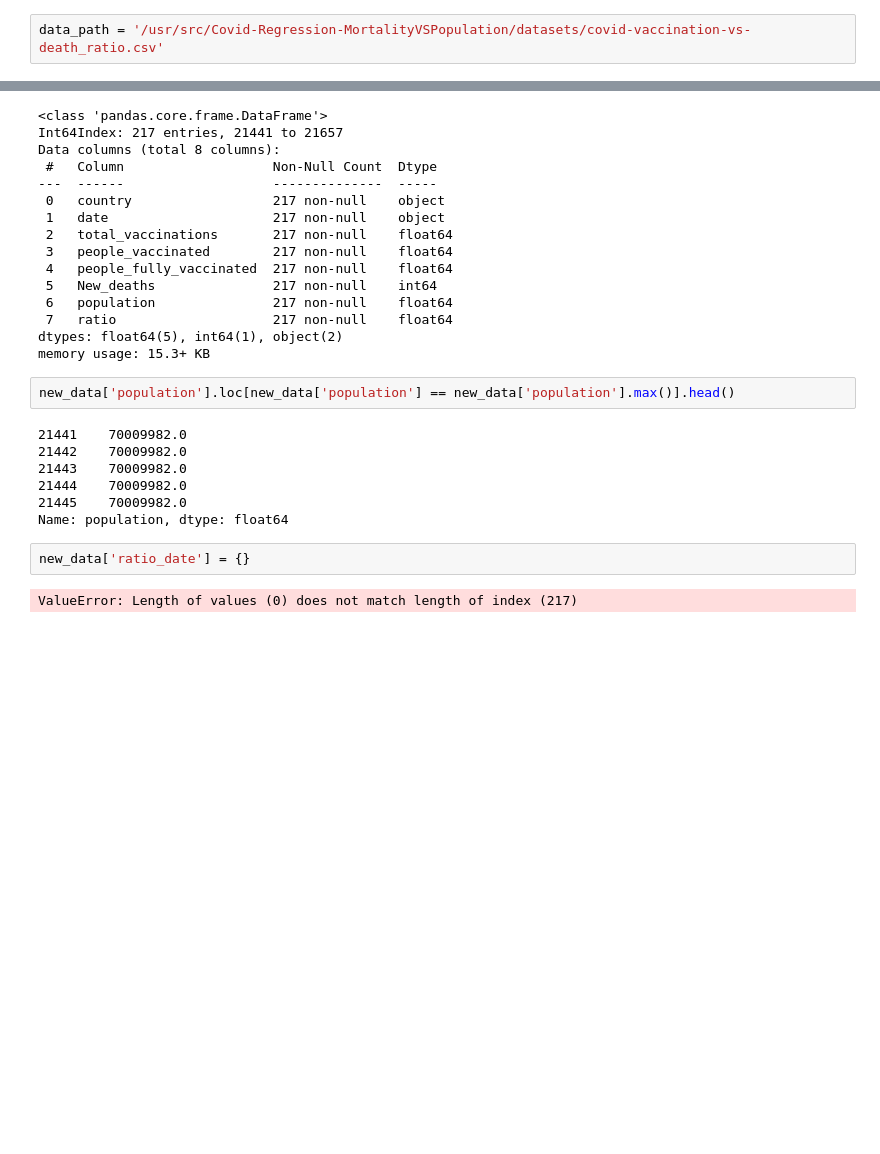
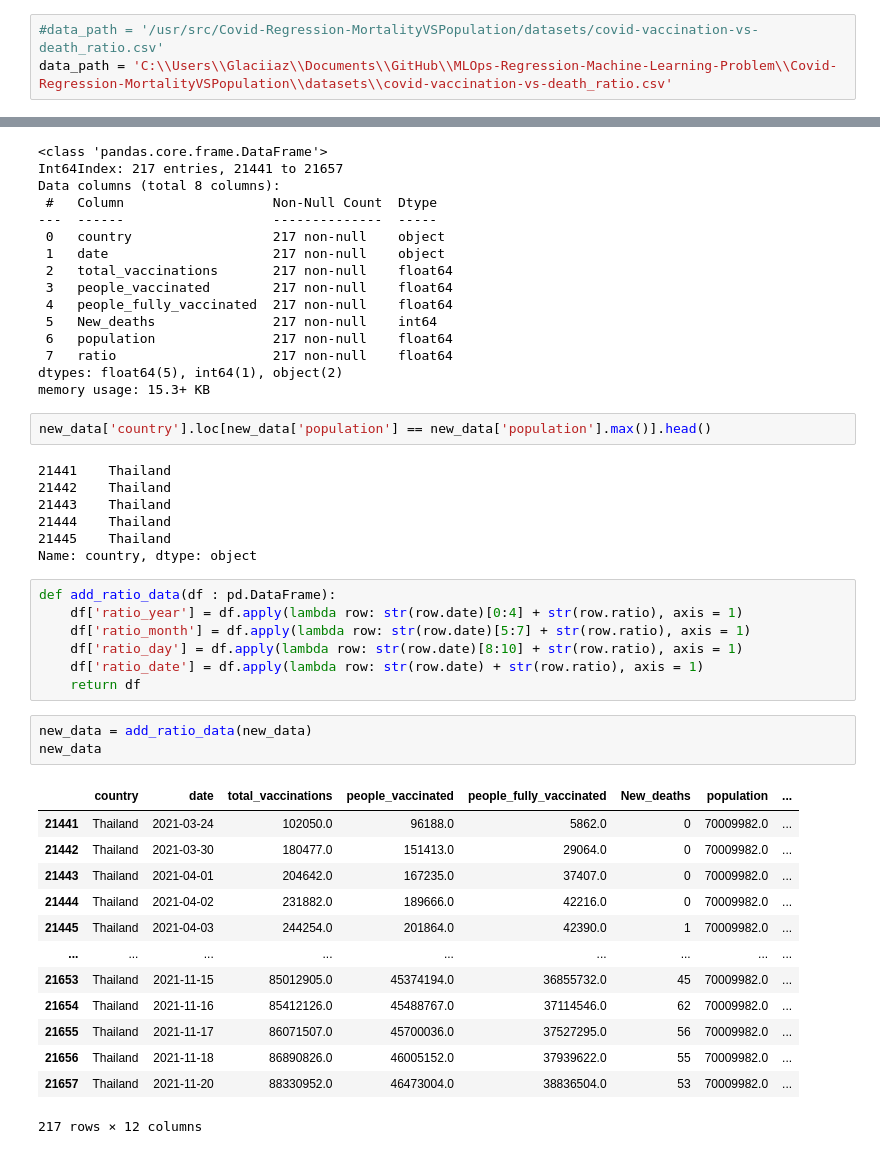
Before and after one commit to salene96x/covid-regression-prediction, a Jupyter notebook: Covid-Regression-MortalityVSPopulation/main.ipynb, the cells around one changed output, grey strips where cells are left out. Saved outputs shown, nothing was run; the diff lists cells and outputs as text; blank space fills up the shorter version.

```diff
--- a/Covid-Regression-MortalityVSPopulation/main.ipynb
+++ b/Covid-Regression-MortalityVSPopulation/main.ipynb
@@ -16,4 +27,5 @@ for dirname, _, filenames in os.walk('/Covid-Regression-MortalityVSPopulation/da
     for filename in filenames:
         print(os.path.join(dirname, filename))
 # %%
-data_path = '/usr/src/Covid-Regression-MortalityVSPopulation/datasets/covid-vaccination-vs-death_ratio.csv'
+#data_path = '/usr/src/Covid-Regression-MortalityVSPopulation/datasets/covid-vaccination-vs-death_ratio.csv'
+data_path = 'C:\\Users\\Glaciiaz\\Documents\\GitHub\\MLOps-Regression-Machine-Learning-Problem\\Covid-Regression-MortalityVSPopulation\\datasets\\covid-vaccination-vs-death_ratio.csv'
@@ -142,15 +150,35 @@ Data columns (total 8 columns):
 dtypes: float64(5), int64(1), object(2)
 memory usage: 15.3+ KB
 # %%
-new_data['population'].loc[new_data['population'] == new_data['population'].max()].head()
+new_data['country'].loc[new_data['population'] == new_data['population'].max()].head()
 # %% [output]
-21441    70009982.0
-21442    70009982.0
-21443    70009982.0
-21444    70009982.0
-21445    70009982.0
-Name: population, dtype: float64
+21441    Thailand
+21442    Thailand
+21443    Thailand
+21444    Thailand
+21445    Thailand
+Name: country, dtype: object
-# %%
-new_data['ratio_date'] = {}
-# %% [output]
-ValueError: Length of values (0) does not match length of index (217)
+# %%
+def add_ratio_data(df : pd.DataFrame):
+    df['ratio_year'] = df.apply(lambda row: str(row.date)[0:4] + str(row.ratio), axis = 1)
+    df['ratio_month'] = df.apply(lambda row: str(row.date)[5:7] + str(row.ratio), axis = 1)
+    df['ratio_day'] = df.apply(lambda row: str(row.date)[8:10] + str(row.ratio), axis = 1)
+    df['ratio_date'] = df.apply(lambda row: str(row.date) + str(row.ratio), axis = 1)
+    return df
+# %%
+new_data = add_ratio_data(new_data)
+new_data
+# %% [output]
+|  | country | date | total_vaccinations | people_vaccinated | people_fully_vaccinated | New_deaths | population | ... |
+| 21441 | Thailand | 2021-03-24 | 102050.0 | 96188.0 | 5862.0 | 0 | 70009982.0 | ... |
+| 21442 | Thailand | 2021-03-30 | 180477.0 | 151413.0 | 29064.0 | 0 | 70009982.0 | ... |
+| 21443 | Thailand | 2021-04-01 | 204642.0 | 167235.0 | 37407.0 | 0 | 70009982.0 | ... |
+| 21444 | Thailand | 2021-04-02 | 231882.0 | 189666.0 | 42216.0 | 0 | 70009982.0 | ... |
+| 21445 | Thailand | 2021-04-03 | 244254.0 | 201864.0 | 42390.0 | 1 | 70009982.0 | ... |
+| ... | ... | ... | ... | ... | ... | ... | ... | ... |
+| 21653 | Thailand | 2021-11-15 | 85012905.0 | 45374194.0 | 36855732.0 | 45 | 70009982.0 | ... |
+| 21654 | Thailand | 2021-11-16 | 85412126.0 | 45488767.0 | 37114546.0 | 62 | 70009982.0 | ... |
+| 21655 | Thailand | 2021-11-17 | 86071507.0 | 45700036.0 | 37527295.0 | 56 | 70009982.0 | ... |
+| 21656 | Thailand | 2021-11-18 | 86890826.0 | 46005152.0 | 37939622.0 | 55 | 70009982.0 | ... |
+| 21657 | Thailand | 2021-11-20 | 88330952.0 | 46473004.0 | 38836504.0 | 53 | 70009982.0 | ... |
+217 rows × 12 columns
```
Also changed, not shown: parts of 7 cells of this notebook.
